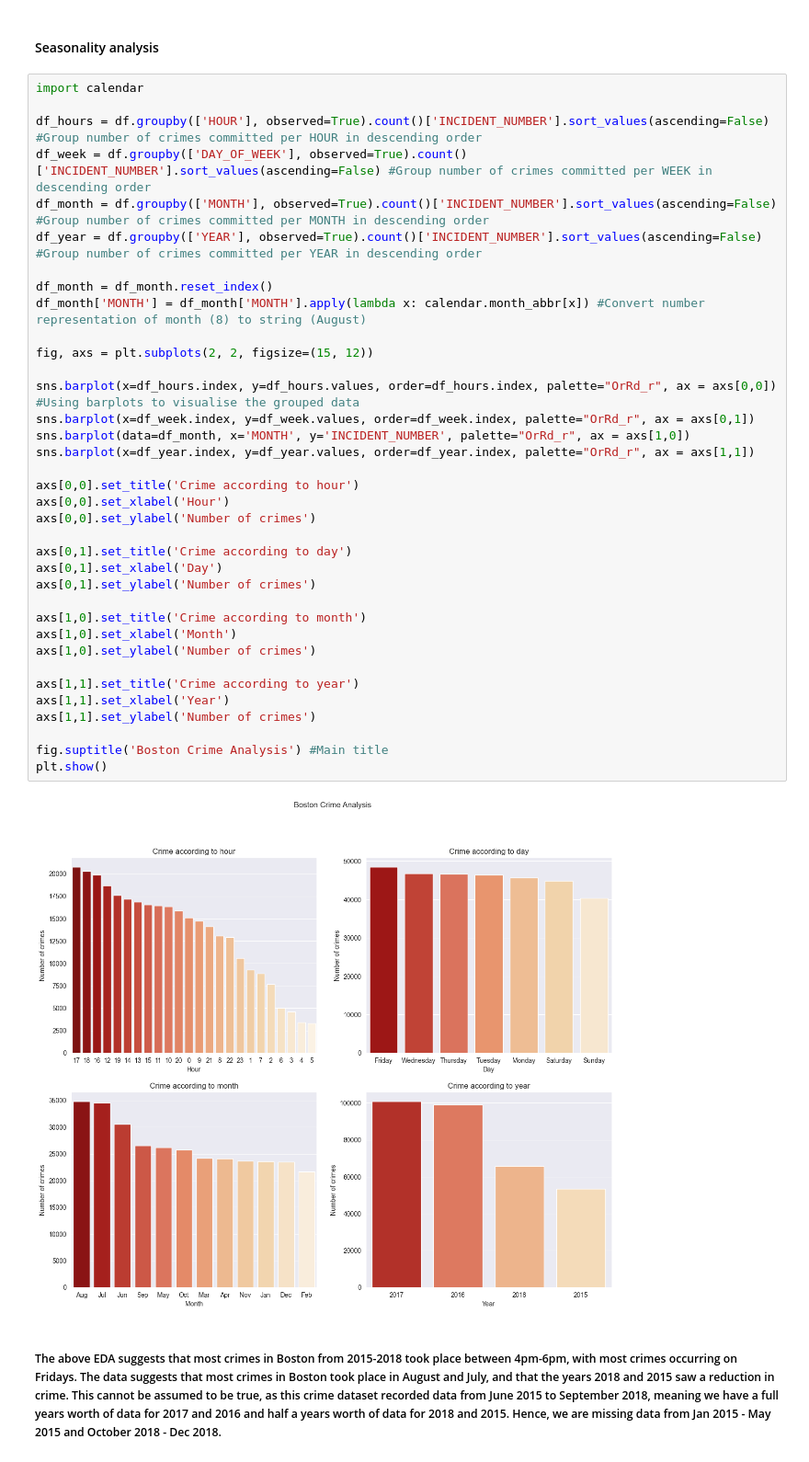
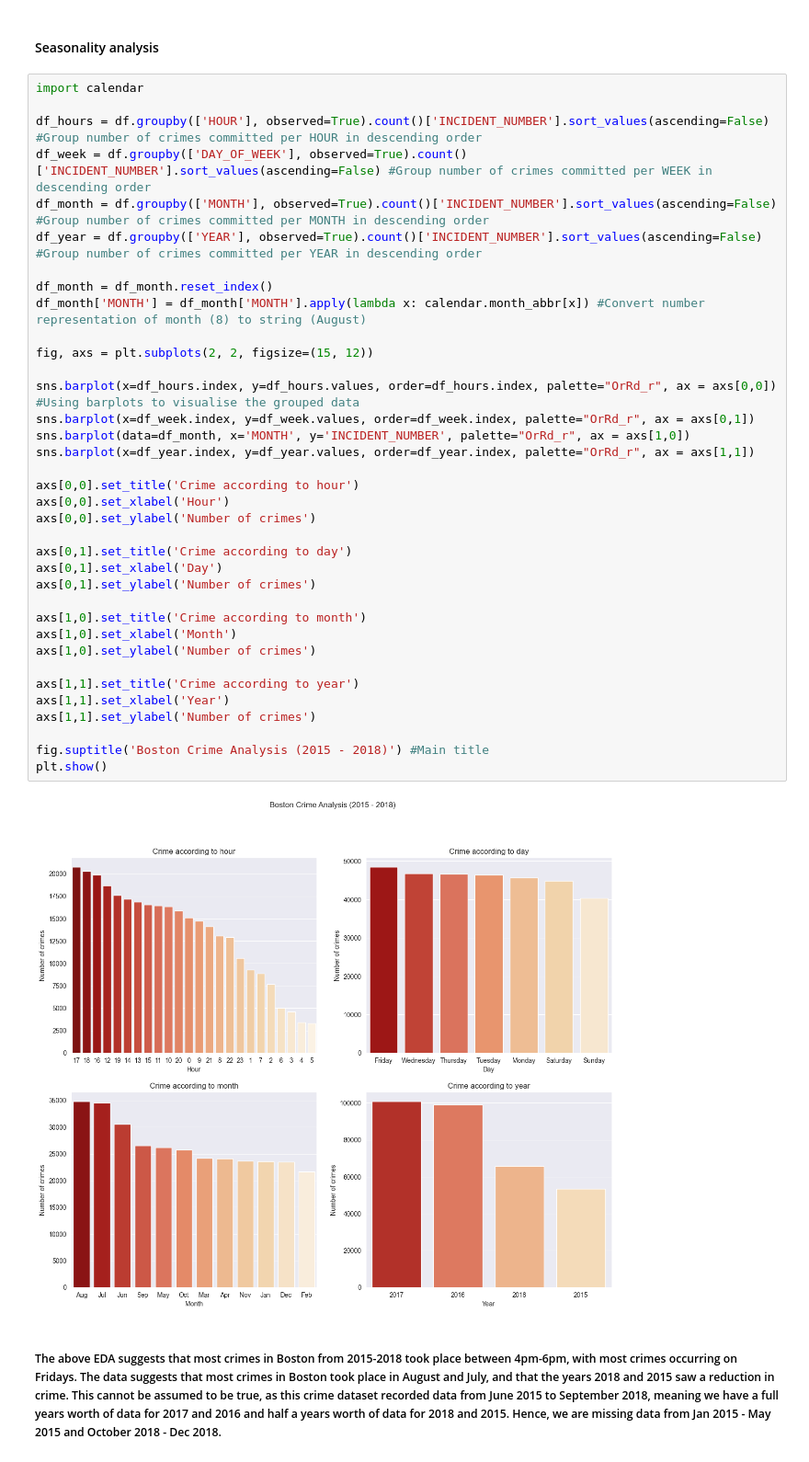
Before and after one commit to BlocknBoom123/CrimePy, a Jupyter notebook: Boston/BostonCrime.ipynb, the cells around one changed output. Shown at 92% size. Saved outputs shown, nothing was run; the diff lists cells and outputs as text.

```diff
--- a/Boston/BostonCrime.ipynb
+++ b/Boston/BostonCrime.ipynb
@@ -224,35 +221,35 @@ df_month = df.groupby(['MONTH'], observed=True).count()['INCIDENT_NUMBER'].sort_
 df_year = df.groupby(['YEAR'], observed=True).count()['INCIDENT_NUMBER'].sort_values(ascending=False) #Group number of crimes committed per YEAR in descending order
 
 df_month = df_month.reset_index()
 df_month['MONTH'] = df_month['MONTH'].apply(lambda x: calendar.month_abbr[x]) #Convert number representation of month (8) to string (August)
 
 fig, axs = plt.subplots(2, 2, figsize=(15, 12))
 
 sns.barplot(x=df_hours.index, y=df_hours.values, order=df_hours.index, palette="OrRd_r", ax = axs[0,0]) #Using barplots to visualise the grouped data
 sns.barplot(x=df_week.index, y=df_week.values, order=df_week.index, palette="OrRd_r", ax = axs[0,1])
 sns.barplot(data=df_month, x='MONTH', y='INCIDENT_NUMBER', palette="OrRd_r", ax = axs[1,0])
 sns.barplot(x=df_year.index, y=df_year.values, order=df_year.index, palette="OrRd_r", ax = axs[1,1])
 
 axs[0,0].set_title('Crime according to hour')
 axs[0,0].set_xlabel('Hour')
 axs[0,0].set_ylabel('Number of crimes')
 
 axs[0,1].set_title('Crime according to day')
 axs[0,1].set_xlabel('Day')
 axs[0,1].set_ylabel('Number of crimes')
 
 axs[1,0].set_title('Crime according to month')
 axs[1,0].set_xlabel('Month')
 axs[1,0].set_ylabel('Number of crimes')
 
 axs[1,1].set_title('Crime according to year')
 axs[1,1].set_xlabel('Year')
 axs[1,1].set_ylabel('Number of crimes')
 
-fig.suptitle('Boston Crime Analysis') #Main title
+fig.suptitle('Boston Crime Analysis (2015 - 2018)') #Main title
 plt.show()
 # %% [output]
-[figure, old version]
+[figure, new version]
 # %% [markdown]
 ##### The above EDA suggests that most crimes in Boston from 2015-2018 took place between 4pm-6pm, with most crimes occurring on Fridays. The data suggests that most crimes in Boston took place in August and July, and that the years 2018 and 2015 saw a reduction in crime. This cannot be assumed to be true, as this crime dataset recorded data from June 2015 to September 2018, meaning we have a full years worth of data for 2017 and 2016 and half a years worth of data for 2018 and 2015. Hence, we are missing data from Jan 2015 - May 2015 and October 2018 - Dec 2018.
 # %% [markdown]
```
Also changed, not shown: parts of 31 cells of this notebook, 6 other files.
